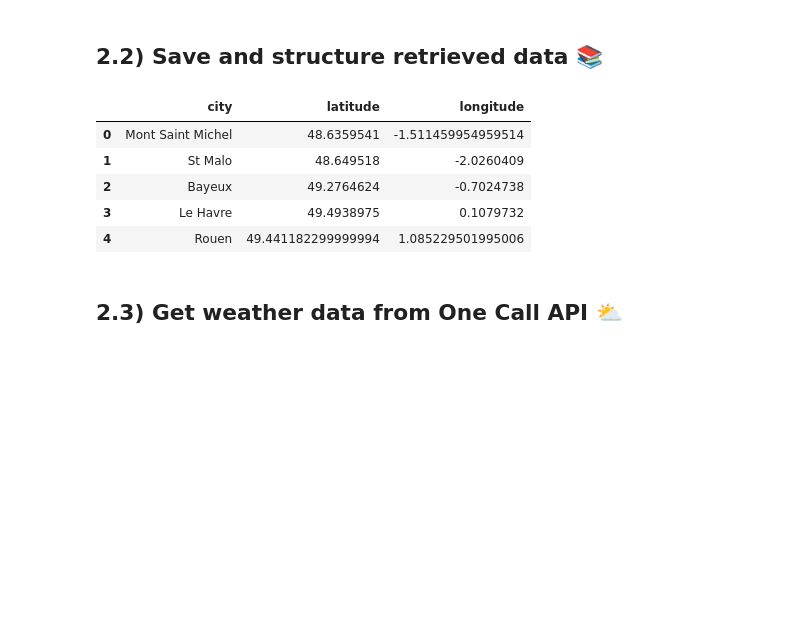
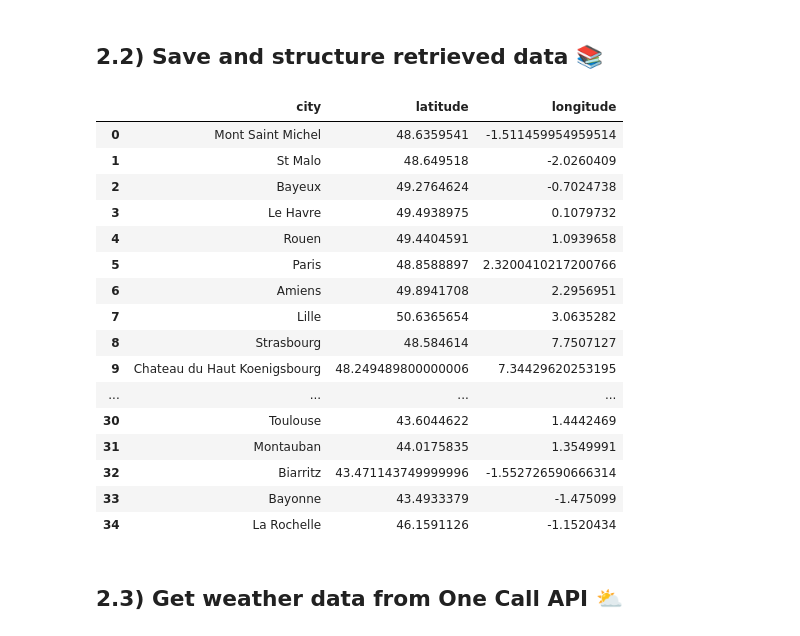
Before and after one commit to AouatefRouahi/Plan-your-trip-with-Kayak, a Jupyter notebook: kayak project.ipynb, the cells around one changed output. Saved outputs shown, nothing was run; the diff lists cells and outputs as text; code cells hidden in the pictures; blank space fills up the shorter version.

```diff
--- a/kayak project.ipynb
+++ b/kayak project.ipynb
@@ -16,12 +16,10 @@ import boto3
 # %%
-'''
 cities_list = ["Mont Saint Michel", "St Malo", "Bayeux", "Le Havre", "Rouen", "Paris", "Amiens", "Lille", "Strasbourg",
                "Chateau du Haut Koenigsbourg", "Colmar", "Eguisheim", "Besancon", "Dijon", "Annecy", "Grenoble", "Lyon",
                "Gorges du Verdon", "Bormes les Mimosas", "Cassis", "Marseille", "Aix en Provence", "Avignon", "Uzes",
                "Nimes", "Aigues Mortes", "Saintes Maries de la mer", "Collioure", "Carcassonne", "Ariege", "Toulouse",
                "Montauban", "Biarritz", "Bayonne", "La Rochelle"]
-'''
-cities_list = ["Mont Saint Michel", "St Malo", "Bayeux", "Le Havre", "Rouen"]
+
 path = './cities.csv'
 # %% [markdown]
 # 2) Get weather data from each destination
@@ -48,21 +46,32 @@ def nominatim_geocode(address, format='json', limit=1, **kwargs):
 # %%
 columns = ['city', 'latitude', 'longitude']
 data = []
 
 for city in cities_list:
-    response = nominatim_geocode(address= None, city=city, country= 'France')
+    response = nominatim_geocode(address = city, country = 'France')
     row =[city, response[0]['lat'], response[0]['lon']]
     data.append(row)
 
 geo_df = pd.DataFrame(data=data, columns=columns)
 geo_df
 # %% [output]
 |  | city | latitude | longitude |
 | 0 | Mont Saint Michel | 48.6359541 | -1.511459954959514 |
 | 1 | St Malo | 48.649518 | -2.0260409 |
 | 2 | Bayeux | 49.2764624 | -0.7024738 |
 | 3 | Le Havre | 49.4938975 | 0.1079732 |
-| 4 | Rouen | 49.441182299999994 | 1.085229501995006 |
+| 4 | Rouen | 49.4404591 | 1.0939658 |
+| 5 | Paris | 48.8588897 | 2.3200410217200766 |
+| 6 | Amiens | 49.8941708 | 2.2956951 |
+| 7 | Lille | 50.6365654 | 3.0635282 |
+| 8 | Strasbourg | 48.584614 | 7.7507127 |
+| 9 | Chateau du Haut Koenigsbourg | 48.249489800000006 | 7.34429620253195 |
+| ... | ... | ... | ... |
+| 30 | Toulouse | 43.6044622 | 1.4442469 |
+| 31 | Montauban | 44.0175835 | 1.3549991 |
+| 32 | Biarritz | 43.471143749999996 | -1.552726590666314 |
+| 33 | Bayonne | 43.4933379 | -1.475099 |
+| 34 | La Rochelle | 46.1591126 | -1.1520434 |
 # %% [markdown]
 ## 2.3) Get weather data from One Call API ⛅
 # %%
```
Also changed, not shown: parts of 8 cells of this notebook.
